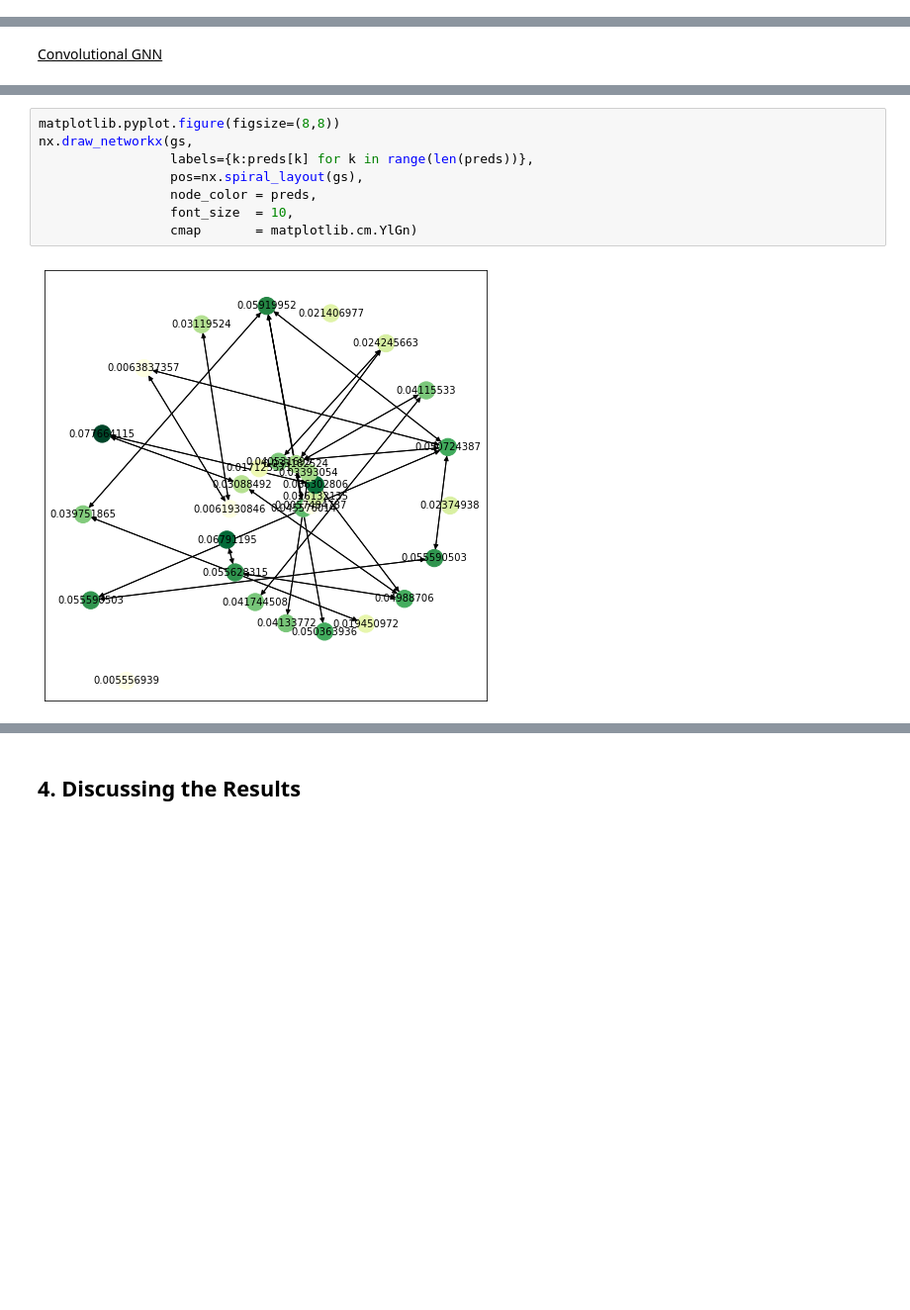
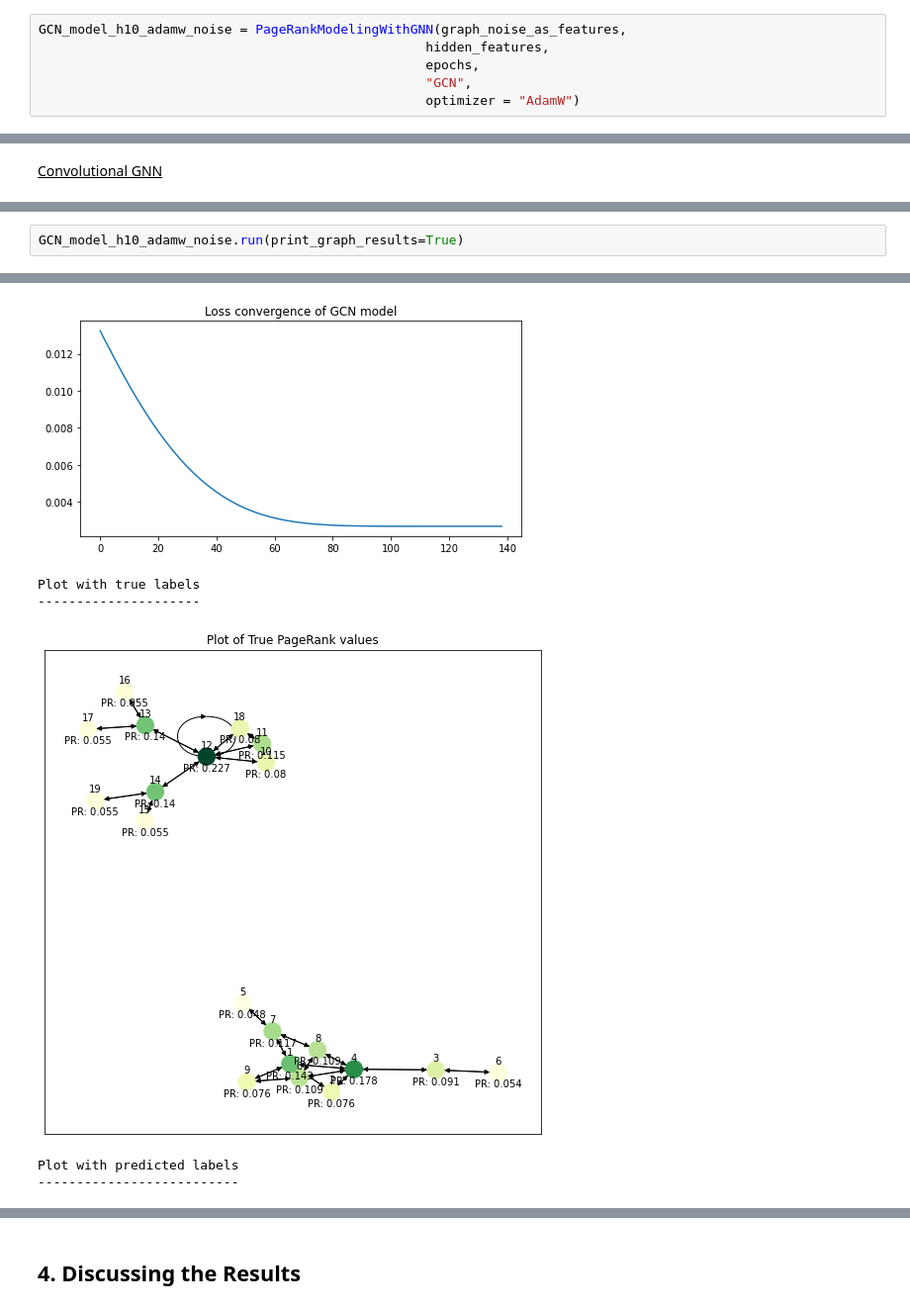
Before and after one commit to qlero/page_rank_GNN, a Jupyter notebook: page_rank_gnn.ipynb, the cells around one changed output, grey strips where cells are left out. Shown at 99% size. Drawn from its saved outputs; the diff is of its cells as text; blank space fills up the shorter version.

```diff
--- a/page_rank_gnn.ipynb
+++ b/page_rank_gnn.ipynb
@@ -398,0 +379,6 @@ ConvGNN_model = PageRankModelingWithGNN(graph_small, 64, 1000, "GCN")
+# %%
+GCN_model_h10_adamw_noise = PageRankModelingWithGNN(graph_noise_as_features,
+                                                  hidden_features,
+                                                  epochs,
+                                                  "GCN",
+                                                  optimizer = "AdamW")
@@ -471,10 +458,3 @@ nx.draw_networkx(graph_small.to_networkx(),
-# %%
-matplotlib.pyplot.figure(figsize=(8,8))
-nx.draw_networkx(gs,
-                 labels={k:preds[k] for k in range(len(preds))},
-                 pos=nx.spiral_layout(gs),
-                 node_color = preds,
-                 font_size  = 10,
-                 cmap       = matplotlib.cm.YlGn)
-# %% [output]
-[figure, removed]
+# %%
+GCN_model_h10_adamw_noise.run(print_graph_results=True)
+# %% [output]
@@ -480,0 +467,6 @@ nx.draw_networkx(gs,
+[figure, added]
+Plot with true labels
+---------------------
+[figure, added]
+Plot with predicted labels
+--------------------------
```
Also changed, not shown: parts of 59 cells of this notebook, 8 other files.
